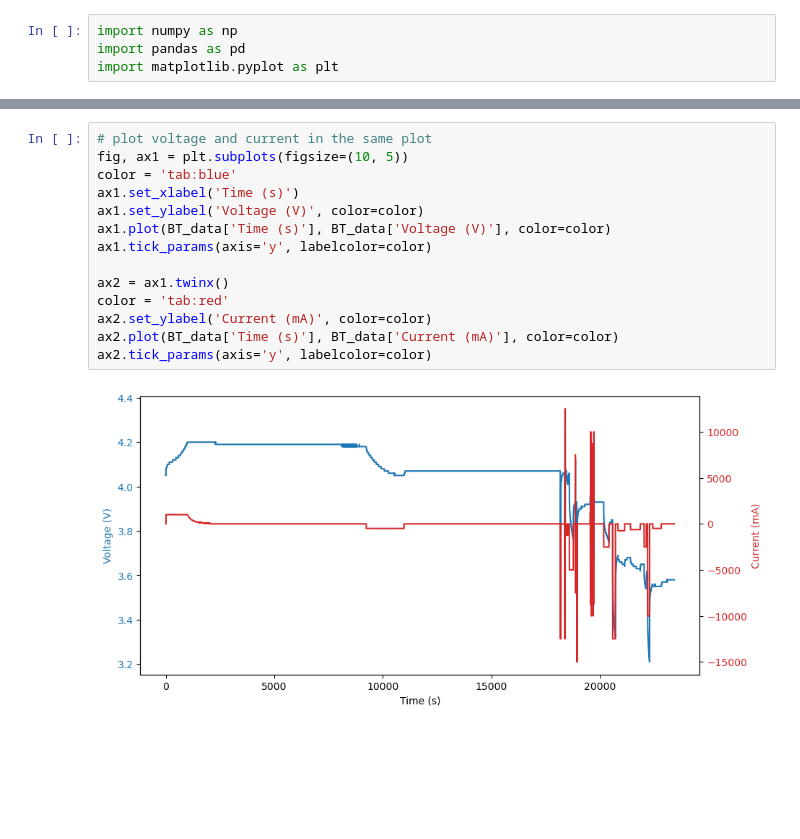
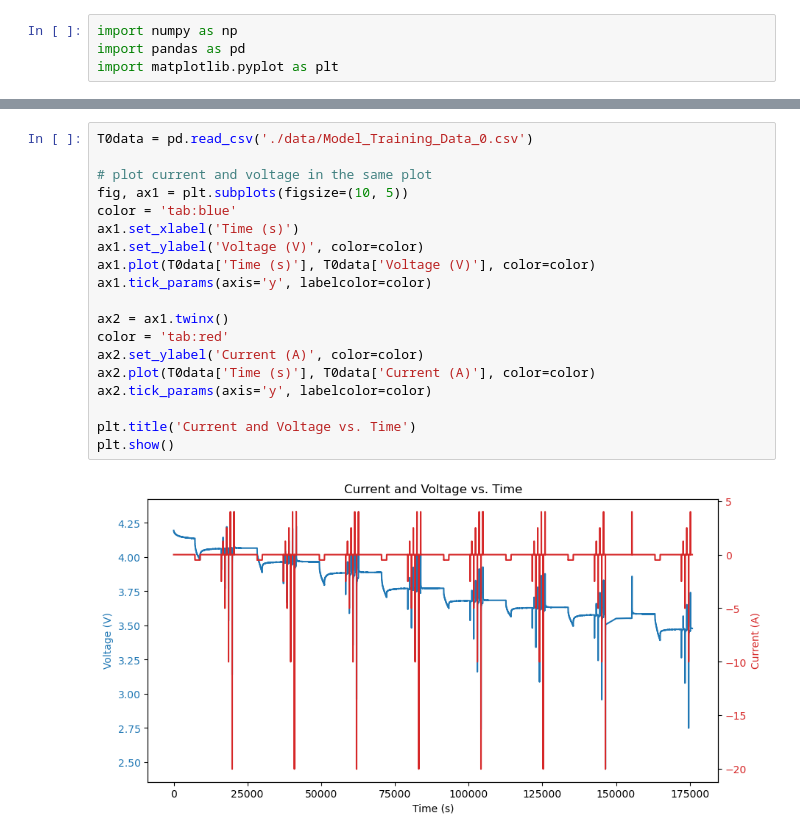
Before and after one commit to ryanlleung/FCTT-Project-3, a Jupyter notebook: plots.ipynb, the cells around one changed output, grey strips where cells are left out. Saved outputs shown, nothing was run; the diff lists cells and outputs as text; blank space fills up the shorter version.

Commit message:
Updated plots

```diff
--- a/plots.ipynb
+++ b/plots.ipynb
@@ -107,17 +7,22 @@ Text(0.5, 1.0, 'Current vs Time')
 # %%
-# plot voltage and current in the same plot
+T0data = pd.read_csv('./data/Model_Training_Data_0.csv')
+
+# plot current and voltage in the same plot
 fig, ax1 = plt.subplots(figsize=(10, 5))
 color = 'tab:blue'
 ax1.set_xlabel('Time (s)')
 ax1.set_ylabel('Voltage (V)', color=color)
-ax1.plot(BT_data['Time (s)'], BT_data['Voltage (V)'], color=color)
+ax1.plot(T0data['Time (s)'], T0data['Voltage (V)'], color=color)
 ax1.tick_params(axis='y', labelcolor=color)
 
 ax2 = ax1.twinx()
 color = 'tab:red'
-ax2.set_ylabel('Current (mA)', color=color)
-ax2.plot(BT_data['Time (s)'], BT_data['Current (mA)'], color=color)
+ax2.set_ylabel('Current (A)', color=color)
+ax2.plot(T0data['Time (s)'], T0data['Current (A)'], color=color)
 ax2.tick_params(axis='y', labelcolor=color)
+
+plt.title('Current and Voltage vs. Time')
+plt.show()
 # %% [output]
-[figure, old version]
+[figure, new version]
 # %%
```
Also changed, not shown: parts of 10 cells of this notebook.
